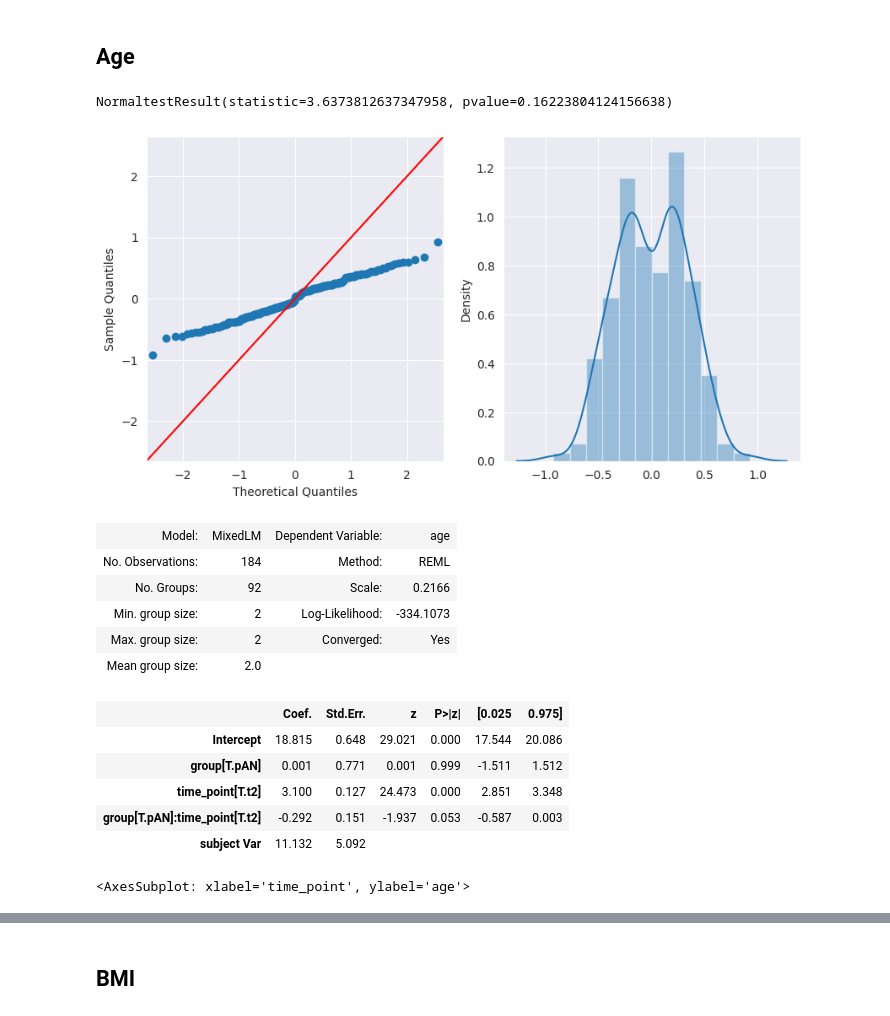
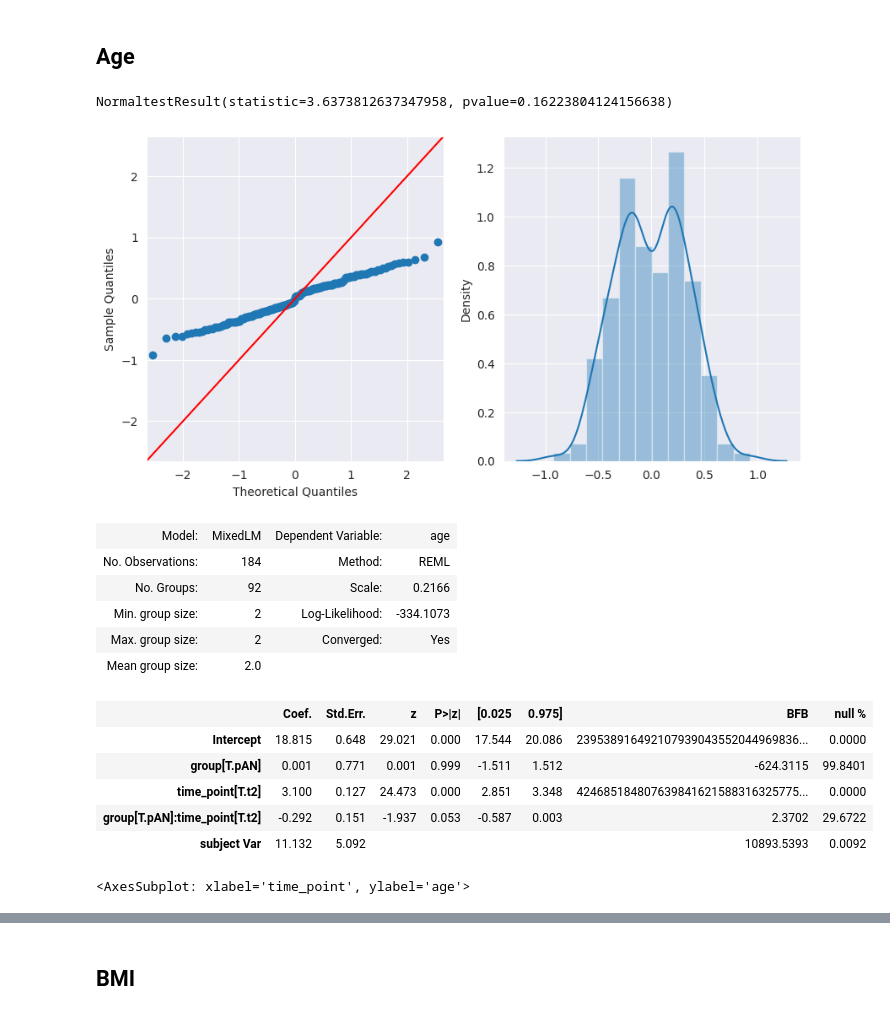
Before and after one commit to WMDA/socio-emotion-cognition, a Jupyter notebook: behavioural/patient_demographics.ipynb, the cells around one changed output, grey strips where cells are left out. Saved outputs shown, nothing was run; the diff lists cells and outputs as text; code cells hidden in the pictures.

```diff
--- a/behavioural/patient_demographics.ipynb
+++ b/behavioural/patient_demographics.ipynb
@@ -43,40 +44,40 @@ for measure in measures:
 lmm_models['age']
 display(stats.normaltest(lmm_models['age'].resid))
 fig, ax = plt.subplots(1, 2,figsize=(10, 5))
 fig = sm.qqplot(lmm_models['age'].resid, line='45', ax=ax[0])
 sns.distplot(lmm_models['age'].resid, ax=ax[1])
 plt.show()
-display(lmm_models['age'].summary())
+display(summary_results(lmm_models['age']))
 pt.RainCloud(
             x="time_point",
             y='age',
             hue="group",
             data=measures['age'],
             palette='Accent_r',
             alpha=.65,
             dodge=True,
             scale="area",
             width_viol=.5,
             jitter=0,
             pointplot = True,
             bw=.3,
 
              )
 # %% [output]
 NormaltestResult(statistic=3.6373812637347958, pvalue=0.16223804124156638)
 [figure]
 | Model: | MixedLM | Dependent Variable: | age |
 | No. Observations: | 184 | Method: | REML |
 | No. Groups: | 92 | Scale: | 0.2166 |
 | Min. group size: | 2 | Log-Likelihood: | -334.1073 |
 | Max. group size: | 2 | Converged: | Yes |
 | Mean group size: | 2.0 |  |  |
-|  | Coef. | Std.Err. | z | P>|z| | [0.025 | 0.975] |
-| Intercept | 18.815 | 0.648 | 29.021 | 0.000 | 17.544 | 20.086 |
-| group[T.pAN] | 0.001 | 0.771 | 0.001 | 0.999 | -1.511 | 1.512 |
-| time_point[T.t2] | 3.100 | 0.127 | 24.473 | 0.000 | 2.851 | 3.348 |
-| group[T.pAN]:time_point[T.t2] | -0.292 | 0.151 | -1.937 | 0.053 | -0.587 | 0.003 |
-| subject Var | 11.132 | 5.092 |  |  |  |  |
+|  | Coef. | Std.Err. | z | P>|z| | [0.025 | 0.975] | BFB | null % |
+| Intercept | 18.815 | 0.648 | 29.021 | 0.000 | 17.544 | 20.086 | 239538916492107939043552044969836... | 0.0000 |
+| group[T.pAN] | 0.001 | 0.771 | 0.001 | 0.999 | -1.511 | 1.512 | -624.3115 | 99.8401 |
+| time_point[T.t2] | 3.100 | 0.127 | 24.473 | 0.000 | 2.851 | 3.348 | 424685184807639841621588316325775... | 0.0000 |
+| group[T.pAN]:time_point[T.t2] | -0.292 | 0.151 | -1.937 | 0.053 | -0.587 | 0.003 | 2.3702 | 29.6722 |
+| subject Var | 11.132 | 5.092 |  |  |  |  | 10893.5393 | 0.0092 |
 <AxesSubplot: xlabel='time_point', ylabel='age'>
 [figure]
 # %% [markdown]
```
Also changed, not shown: parts of 12 cells of this notebook, 2 other files.
